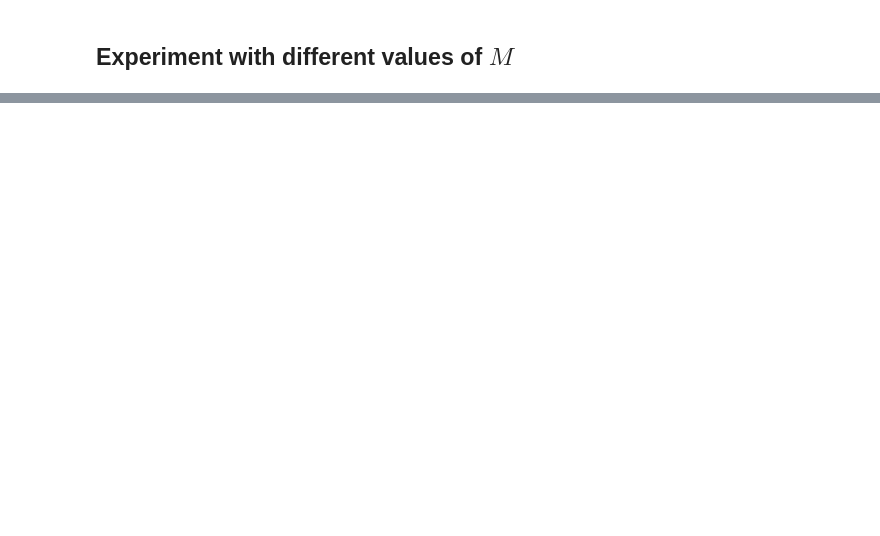
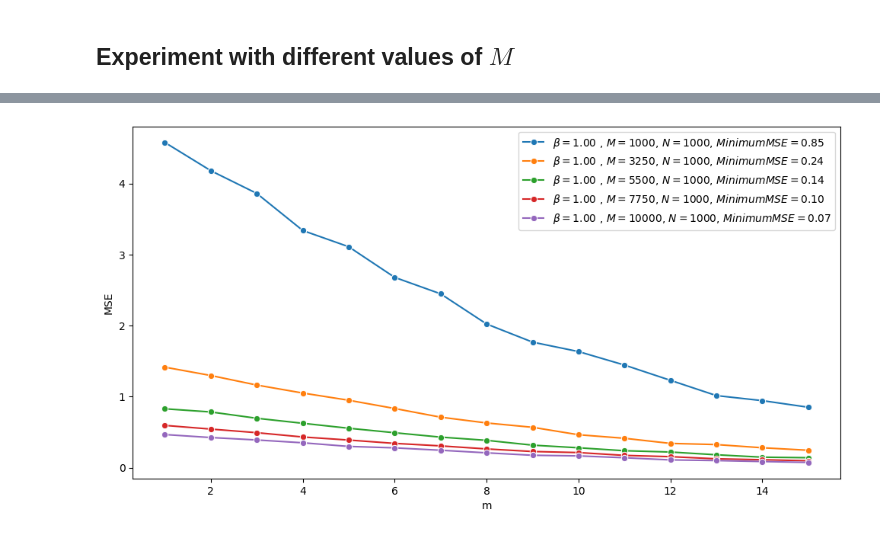
Before and after one commit to tieukhoimai/binary-signal-recovery, a Jupyter notebook: binary_signal_recovery.ipynb, the cells around one changed output, grey strips where cells are left out. Saved outputs shown, nothing was run; the diff lists cells and outputs as text; code cells hidden in the pictures; blank space fills up the shorter version.

```diff
--- a/binary_signal_recovery.ipynb
+++ b/binary_signal_recovery.ipynb
@@ -198,0 +176,22 @@ plt.show()
+# %%
+# Create an empty list to store the results
+m_results = []
+
+# Loop through the beta values
+M_values = np.linspace(1000, 10000, 5, dtype=int)
+
+for M_i in M_values:
+  ms, MSEs, avg_time, N, M, beta = experiment(d=10, m_max=15, N=1000, M=M_i, beta=1.0)
+
+  # Store the results in the list
+  m_results.append({
+        'M': M,
+        'N': N,
+        'beta': beta,
+        'm': list(ms),
+        'MSE': MSEs,
+        'Time': avg_time
+    })
+
+# Create a pandas DataFrame from the results list
+df_m = pd.DataFrame(m_results)
@@ -198,0 +209,15 @@ plt.show()
+# %%
+ms = range(1, 16)
+
+fig, ax = plt.subplots(figsize=(12, 6))
+
+for i in range(0,len(df)):
+  label = r'$\beta = {0:.2f}$ , $M = {1:.0f}$, $N = {2:.0f}$, $Minimum MSE = {3:.2f}$'.format(df_m['beta'][i], df_m['M'][i], df_m['N'][i], min(df_m['MSE'][i]))
+  sns.lineplot(x=df_m['m'][i], y=df_m['MSE'][i], marker='o',label=label)
+
+ax.set_xlabel('m')
+ax.set_ylabel('MSE')
+# ax.legend(loc='center left', bbox_to_anchor=(1, 0.5), frameon=False)
+plt.show()
+# %% [output]
+[figure, added]
```
Also changed, not shown: parts of 18 cells of this notebook.
